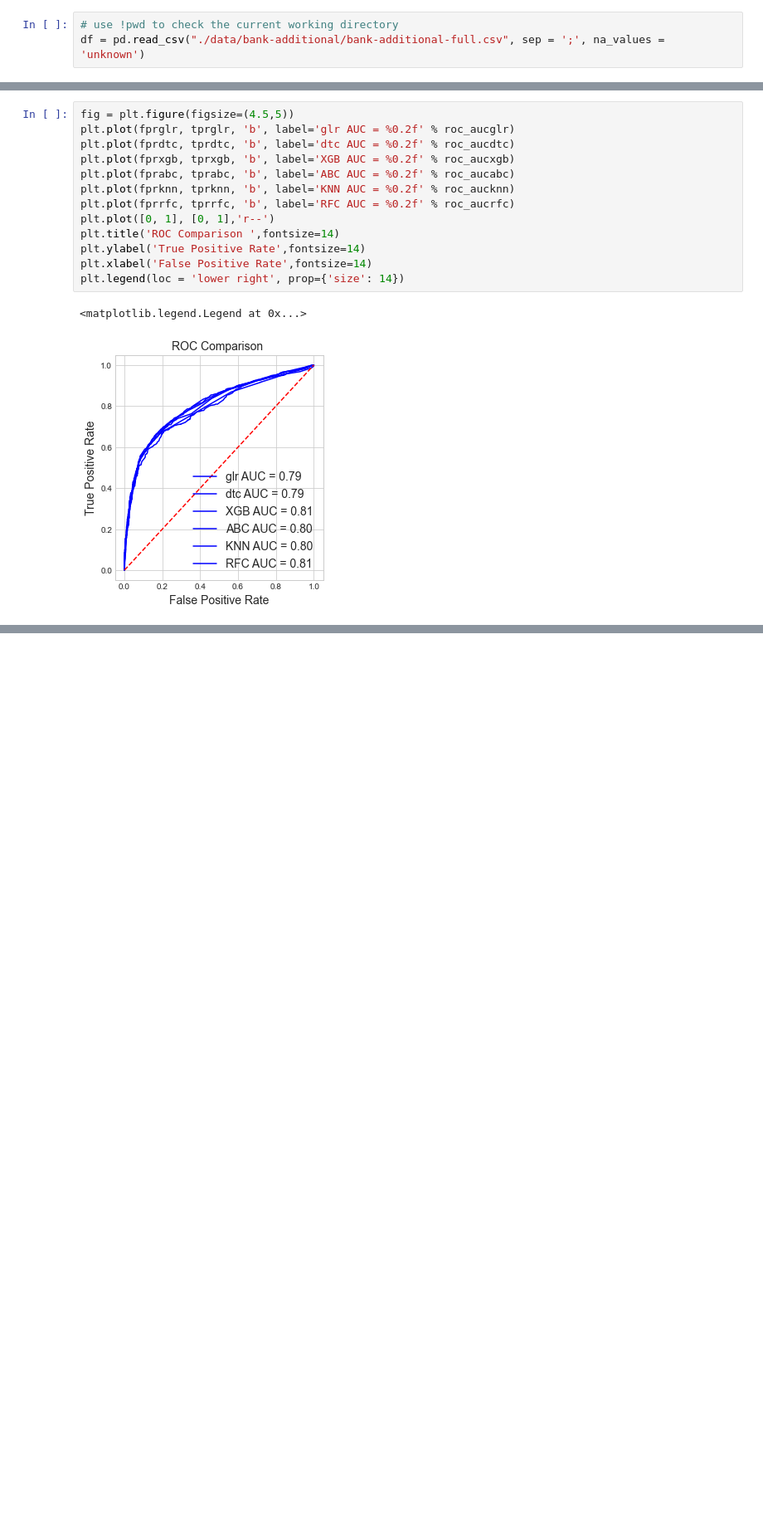
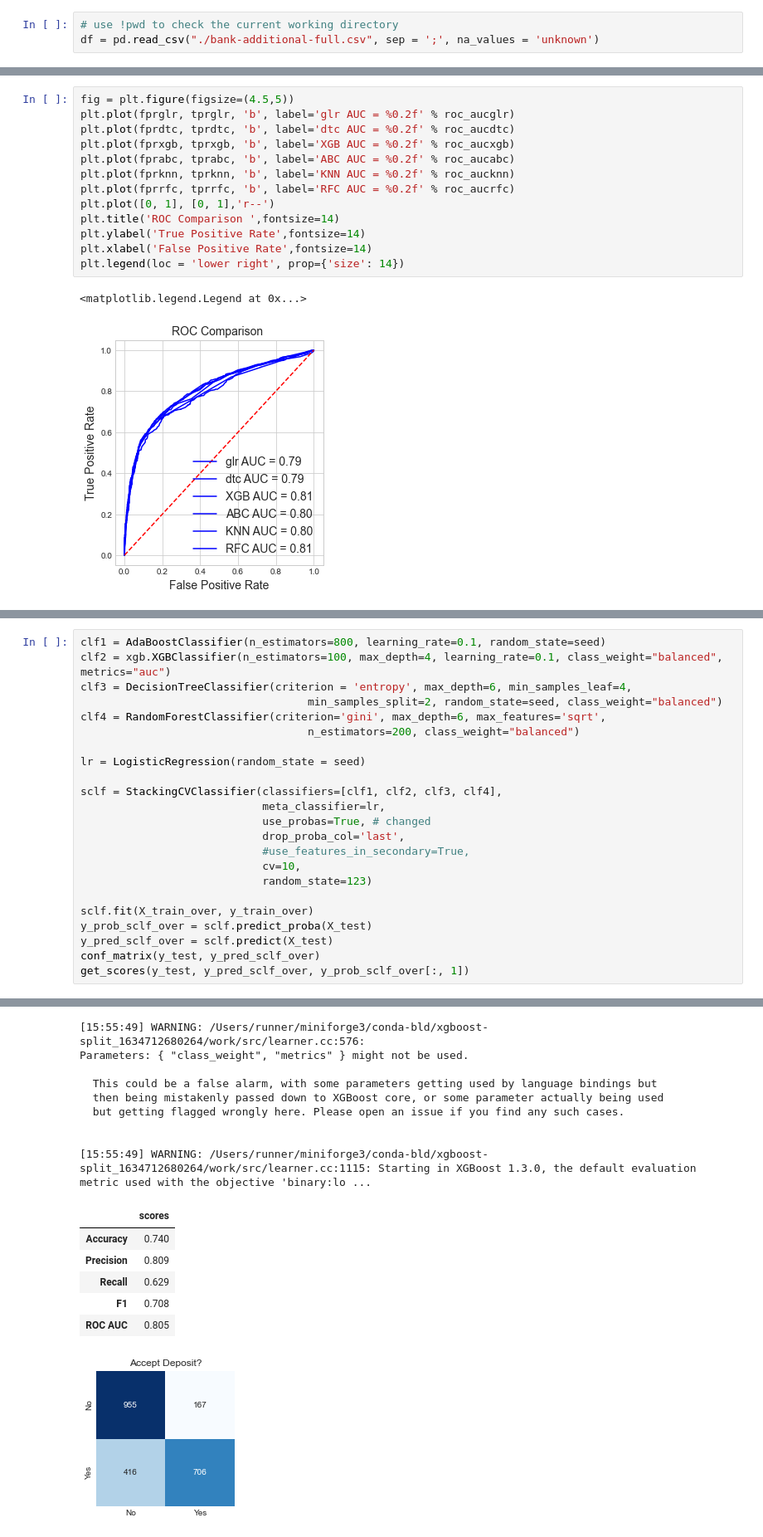
Before and after one commit to Zhaoxing-Wu/UW-Madison-FA21-STAT451, a Jupyter notebook: project.ipynb, the cells around one changed output, grey strips where cells are left out. Shown at 83% size. Saved outputs shown, nothing was run; the diff lists cells and outputs as text; blank space fills up the shorter version.

Commit message:
Update project.ipynb
add stacking

```diff
--- a/project.ipynb
+++ b/project.ipynb
@@ -40,7 +41,7 @@ Dataset Source: https://archive.ics.uci.edu/ml/datasets/Bank+Marketing?package=r
 - 41188 observations, 21 variables
 # %%
 # use !pwd to check the current working directory
-df = pd.read_csv("./data/bank-additional/bank-additional-full.csv", sep = ';', na_values = 'unknown')
+df = pd.read_csv("./bank-additional-full.csv", sep = ';', na_values = 'unknown')
 # %% [markdown]
 ### Data Overview
 # %% [markdown]
@@ -1020,0 +1026,24 @@ plt.legend(loc = 'lower right', prop={'size': 14})
+# %%
+clf1 = AdaBoostClassifier(n_estimators=800, learning_rate=0.1, random_state=seed)
+clf2 = xgb.XGBClassifier(n_estimators=100, max_depth=4, learning_rate=0.1, class_weight="balanced", metrics="auc")
+clf3 = DecisionTreeClassifier(criterion = 'entropy', max_depth=6, min_samples_leaf=4,
+                                   min_samples_split=2, random_state=seed, class_weight="balanced")
+clf4 = RandomForestClassifier(criterion='gini', max_depth=6, max_features='sqrt',
+                                   n_estimators=200, class_weight="balanced")
+
+lr = LogisticRegression(random_state = seed)
+
+sclf = StackingCVClassifier(classifiers=[clf1, clf2, clf3, clf4],
+                            meta_classifier=lr,
+                            use_probas=True, # changed
+                            drop_proba_col='last',
+                            #use_features_in_secondary=True,
+                            cv=10,
+                            random_state=123)
+
+sclf.fit(X_train_over, y_train_over)
+y_prob_sclf_over = sclf.predict_proba(X_test)
+y_pred_sclf_over = sclf.predict(X_test)
+conf_matrix(y_test, y_pred_sclf_over)
+get_scores(y_test, y_pred_sclf_over, y_prob_sclf_over[:, 1])
+# %% [output]
@@ -1020,0 +1140,16 @@ plt.legend(loc = 'lower right', prop={'size': 14})
+[15:55:49] WARNING: /Users/runner/miniforge3/conda-bld/xgboost-split_1634712680264/work/src/learner.cc:576:
+Parameters: { "class_weight", "metrics" } might not be used.
+
+  This could be a false alarm, with some parameters getting used by language bindings but
+  then being mistakenly passed down to XGBoost core, or some parameter actually being used
+  but getting flagged wrongly here. Please open an issue if you find any such cases.
+
+
+[15:55:49] WARNING: /Users/runner/miniforge3/conda-bld/xgboost-split_1634712680264/work/src/learner.cc:1115: Starting in XGBoost 1.3.0, the default evaluation metric used with the objective 'binary:lo ...
+|  | scores |
+| Accuracy | 0.740 |
+| Precision | 0.809 |
+| Recall | 0.629 |
+| F1 | 0.708 |
+| ROC AUC | 0.805 |
+[figure, added]
```
Also changed, not shown: parts of 25 cells of this notebook.
